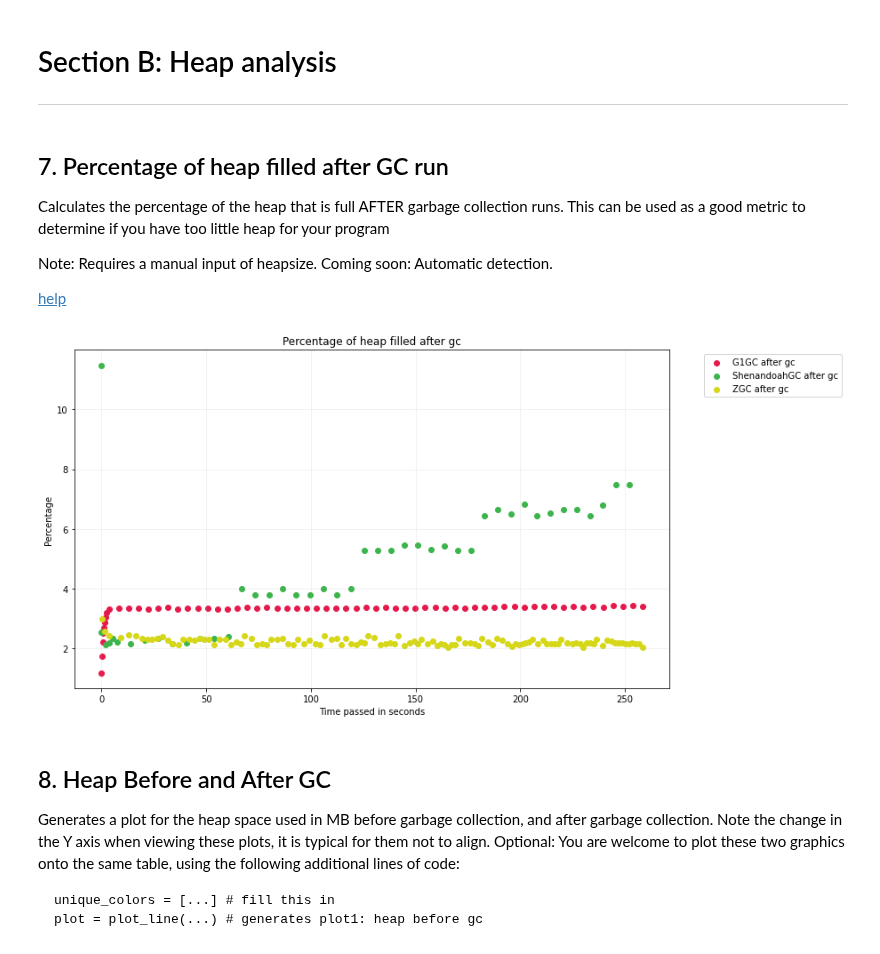
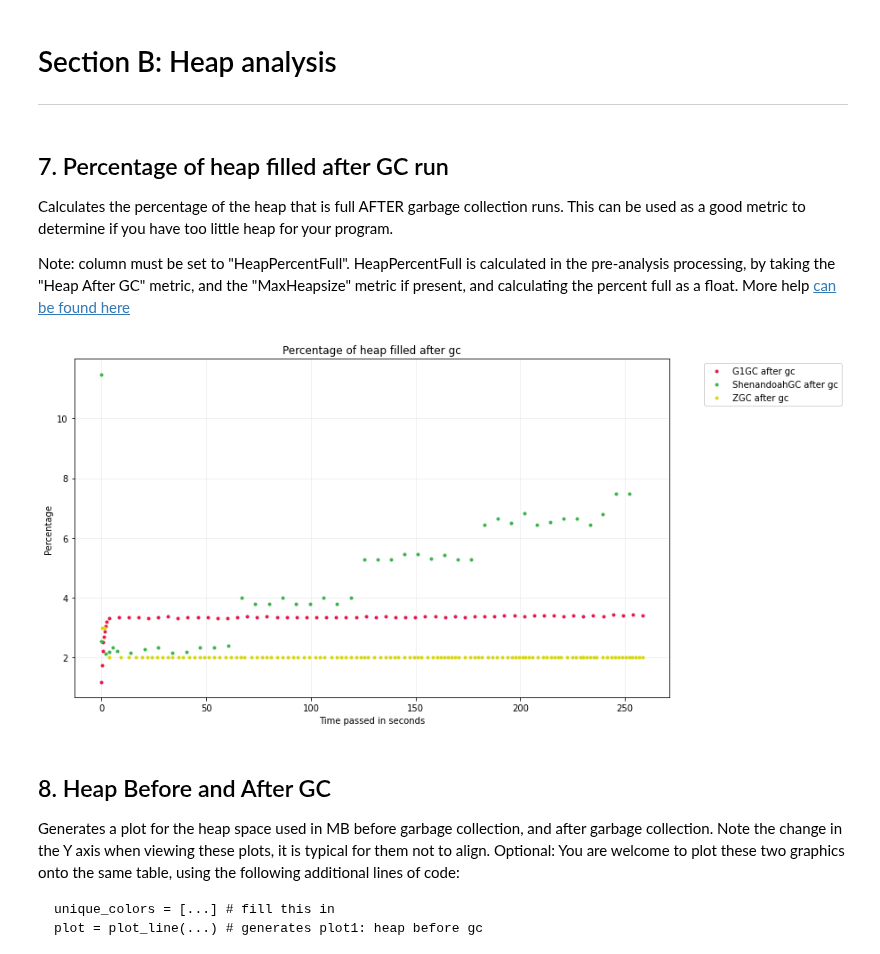
Before and after one commit to apple/GCGC, a Jupyter notebook: src/notebooks/GCGC.ipynb, the cells around one changed output. Cells and saved outputs as stored; diff of their text form; code cells hidden in the pictures.

Commit message:
Heap percent full calculated in pre-processing and plotted with scatter automatically

```diff
--- a/src/notebooks/GCGC.ipynb
+++ b/src/notebooks/GCGC.ipynb
@@ -222,40 +222,29 @@ _ = plt.xticks(rotation = 20)
 # %% [markdown]
 ## 7. Percentage of heap filled after GC run
 
-Calculates the percentage of the heap that is full AFTER garbage collection runs. This can be used as a good metric to determine if you have too little heap for your program
+Calculates the percentage of the heap that is full AFTER garbage collection runs. This can be used as a good metric to determine if you have too little heap for your program.
 
-Note: Requires a manual input of heapsize. Coming soon: Automatic detection.
 
-[help](https://github.pie.apple.com/applejdk/GCGC/tree/version0.9.4/src/notebooks/README.md#7-percentage-of-heap-filled-after-gc)
+
+Note: column must be set to "HeapPercentFull". HeapPercentFull is calculated in the pre-analysis processing, by taking the "Heap After GC" metric, and the "MaxHeapsize" metric if present, and calculating the percent full as a float.
+More help [can be found here](https://github.pie.apple.com/applejdk/GCGC/tree/version0.9.4/src/notebooks/README.md#7-percentage-of-heap-filled-after-gc)
 # %%
-from src.graphing.plotting import plot_percentages
-# Create filters
-def heap_before_gc(row):
-    if "HeapBeforeGC" in row:
-        if row["HeapBeforeGC"]:
+# Create filter
+def heap_percent_full_filter(row):
+    if "HeapPercentFull" in row:
+        if row["HeapPercentFull"] != None:
             return True
     return False
-
-def heap_after_gc(row):
-    if "HeapAfterGC" in row:
-        if row["HeapAfterGC"]:
-            return True
-    return False
-
-const_heapsize = 1024 * 8
-plot = plot_percentages(gc_event_dataframes,
-                        filter_by = heap_before_gc,
+plot = plot_scatter(gc_event_dataframes,
+                        filter_by = heap_percent_full_filter,
                         labels = [label + " after gc" for label in labels],
-                        # Important. The following line requires an independent entry for heapsize in MB for each log run to analyze
-                        maxes_list = [const_heapsize ,const_heapsize, const_heapsize, const_heapsize],
-                        column = "HeapAfterGC",
-                        line_graph = False)
+                        column = "HeapPercentFull")
 plot.set_title("Percentage of heap filled after gc")
 plot.set_xlabel("Time passed in seconds")
 plot.set_ylabel("Percentage")
 plot.grid(alpha = 0.2)
 # %% [output]
-[figure, old version]
+[figure, new version]
 # %% [markdown]
 ## 8. Heap Before and After GC
 Generates a plot for the heap space used in MB before garbage collection, and after garbage collection. Note the change in the Y axis when viewing these plots, it is typical for them not to align.
```
Also changed, not shown: 4 other files.
